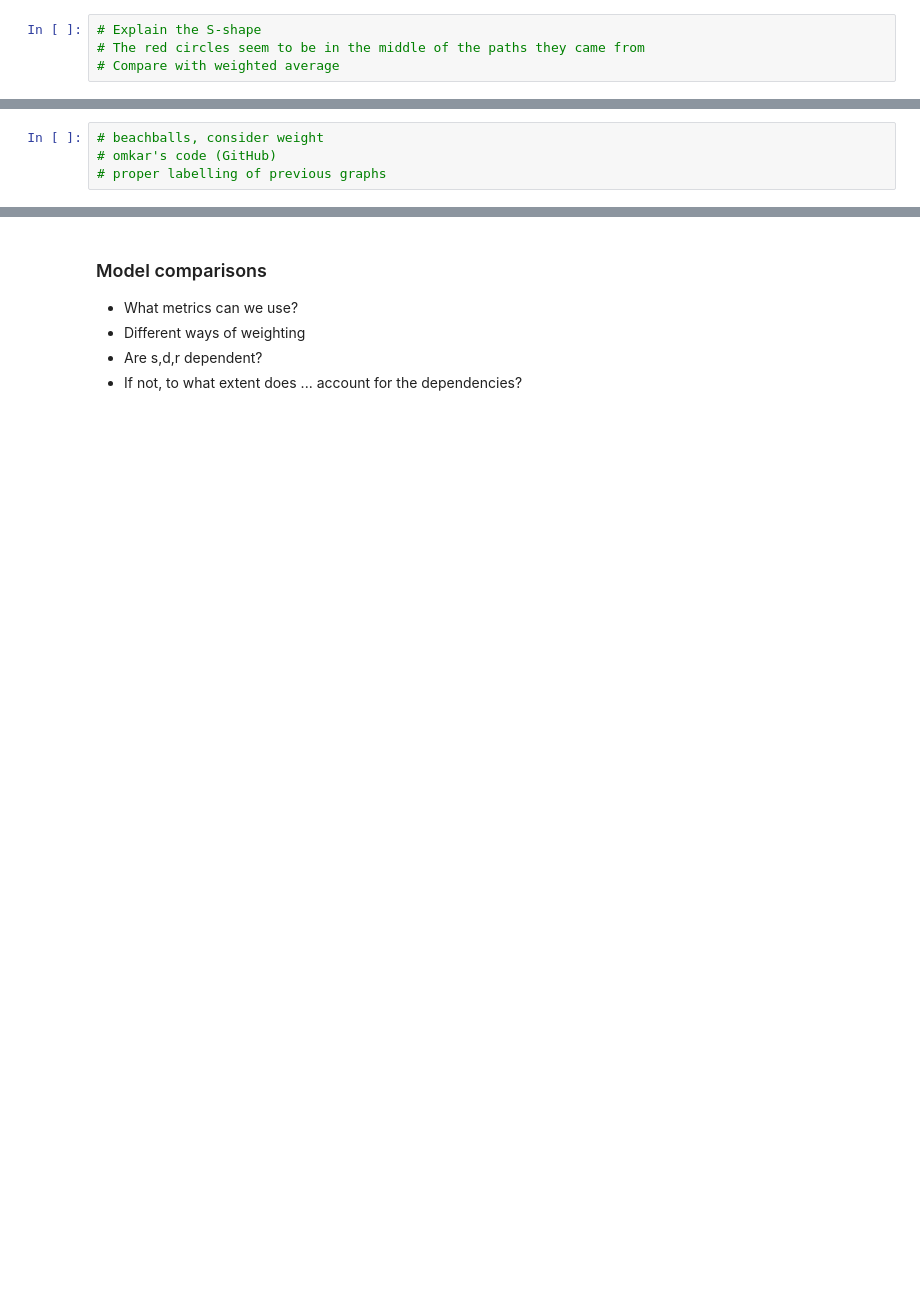
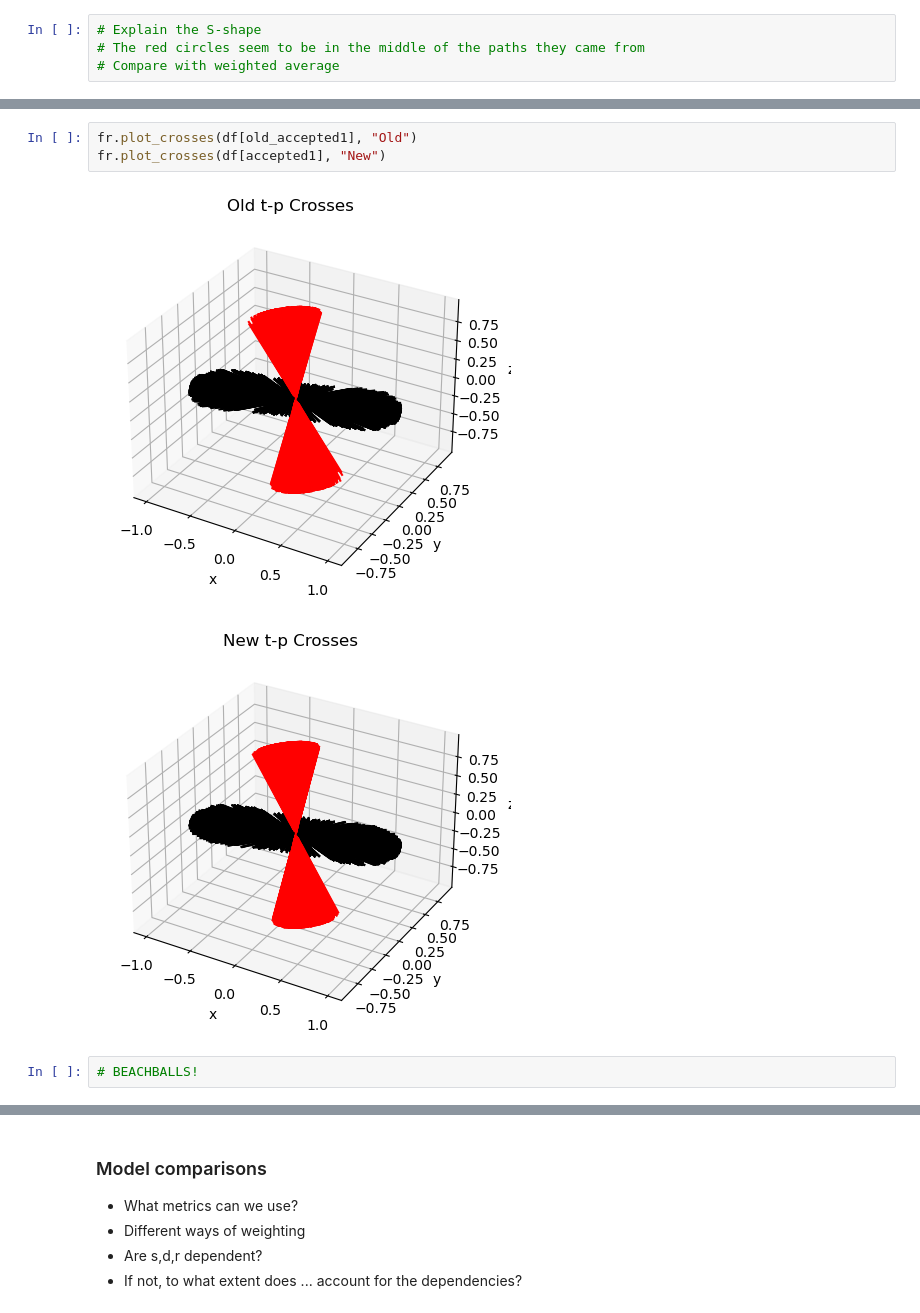
Before and after one commit to victoragaba/SURG-Mars, a Jupyter notebook: visuals.ipynb, the cells around one changed output, grey strips where cells are left out. Drawn from its saved outputs; the diff is of its cells as text; blank space fills up the shorter version.

Commit message:
plotting crosses

```diff
--- a/visuals.ipynb
+++ b/visuals.ipynb
@@ -83,4 +91,8 @@ fr.weighted_pairwise_scatter(df[accepted1], "Weight", type="tpa")
-# %%
-# beachballs, consider weight
-# omkar's code (GitHub)
-# proper labelling of previous graphs
+# %%
+fr.plot_crosses(df[old_accepted1], "Old")
+fr.plot_crosses(df[accepted1], "New")
+# %% [output]
+[figure, added]
+[figure, added]
+# %%
+# BEACHBALLS!
```
Also changed, not shown: parts of 9 cells of this notebook, 5 other files.
